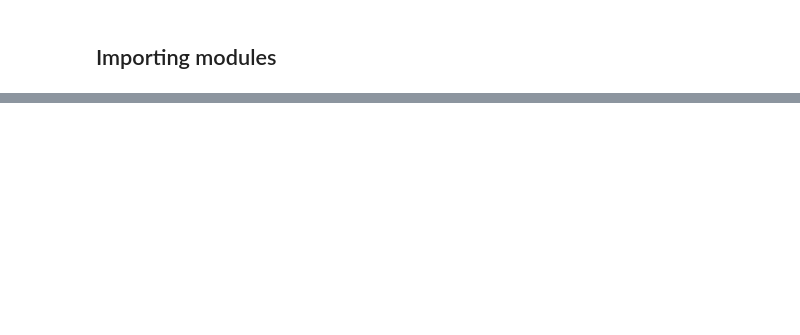
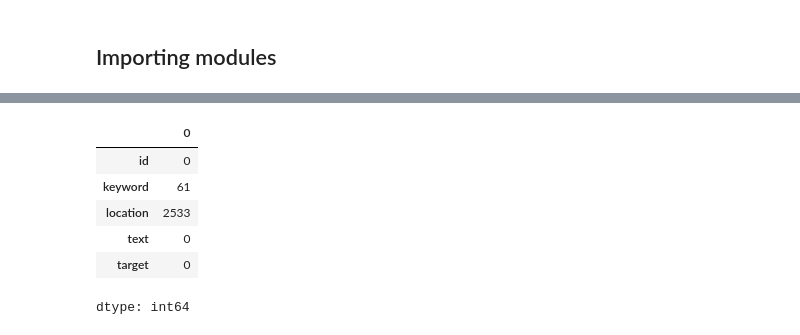
Before and after one commit to farheenfathimaa/NLP-with-Disaster-Tweets, a Jupyter notebook: Natural_Language_Processing_with_Disaster_Tweets_Code.ipynb, the cells around one changed output, grey strips where cells are left out. Saved outputs shown, nothing was run; the diff lists cells and outputs as text; code cells hidden in the pictures; blank space fills up the shorter version.

```diff
--- a/Natural_Language_Processing_with_Disaster_Tweets_Code.ipynb
+++ b/Natural_Language_Processing_with_Disaster_Tweets_Code.ipynb
@@ -285,0 +83,10 @@ feature_dict
+# %%
+train_df.isna().sum()
+# %% [output]
+|  | 0 |
+| id | 0 |
+| keyword | 61 |
+| location | 2533 |
+| text | 0 |
+| target | 0 |
+dtype: int64
```
Also changed, not shown: parts of 48 cells of this notebook.
